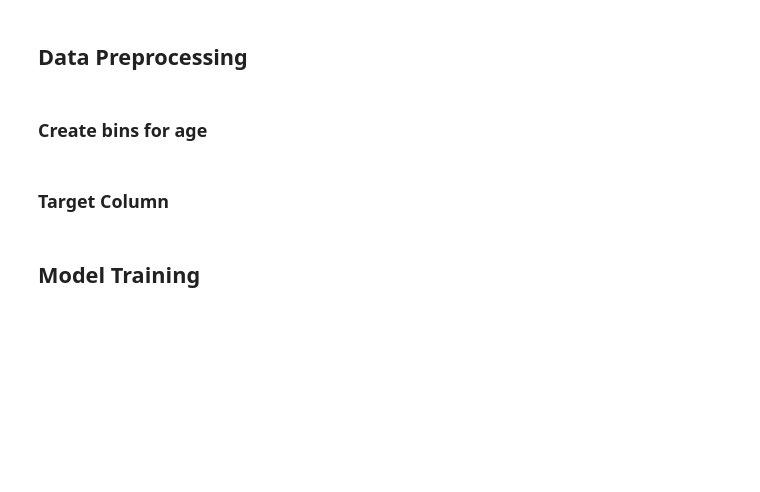
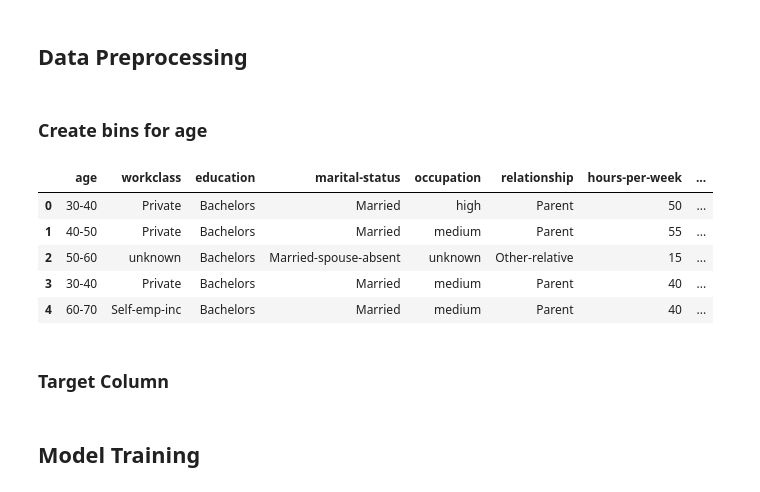
Before and after one commit to mdielacher/FHSTP_FML_assignment2, a Jupyter notebook: notebooks/model-comparison-poc.ipynb, the cells around one changed output. Drawn from its saved outputs; the diff is of its cells as text; code cells hidden in the pictures; blank space fills up the shorter version.

```diff
--- a/notebooks/model-comparison-poc.ipynb
+++ b/notebooks/model-comparison-poc.ipynb
@@ -49,6 +41,15 @@ df_all['age'] = pd.cut(df_all['age'], bins=[0, 20, 30, 40, 50, 60, 70, 80, 90, 1
 df_bank_a['age'] = pd.cut(df_bank_a['age'], bins=[0, 20, 30, 40, 50, 60, 70, 80, 90, 100], labels=['0-20', '20-30', '30-40', '40-50', '50-60', '60-70', '70-80', '80-90', '>90'])
 df_bank_b['age'] = pd.cut(df_bank_b['age'], bins=[0, 20, 30, 40, 50, 60, 70, 80, 90, 100], labels=['0-20', '20-30', '30-40', '40-50', '50-60', '60-70', '70-80', '80-90', '>90'])
 df_bank_c['age'] = pd.cut(df_bank_c['age'], bins=[0, 20, 30, 40, 50, 60, 70, 80, 90, 100], labels=['0-20', '20-30', '30-40', '40-50', '50-60', '60-70', '70-80', '80-90', '>90'])
+# %%
+df_all.head()
+# %% [output]
+|  | age | workclass | education | marital-status | occupation | relationship | hours-per-week | ... |
+| 0 | 30-40 | Private | Bachelors | Married | high | Parent | 50 | ... |
+| 1 | 40-50 | Private | Bachelors | Married | medium | Parent | 55 | ... |
+| 2 | 50-60 | unknown | Bachelors | Married-spouse-absent | unknown | Other-relative | 15 | ... |
+| 3 | 30-40 | Private | Bachelors | Married | medium | Parent | 40 | ... |
+| 4 | 60-70 | Self-emp-inc | Bachelors | Married | medium | Parent | 40 | ... |
 # %% [markdown]
 ### Target Column
 # %%
```
Also changed, not shown: parts of 13 cells of this notebook, 1 other file.
